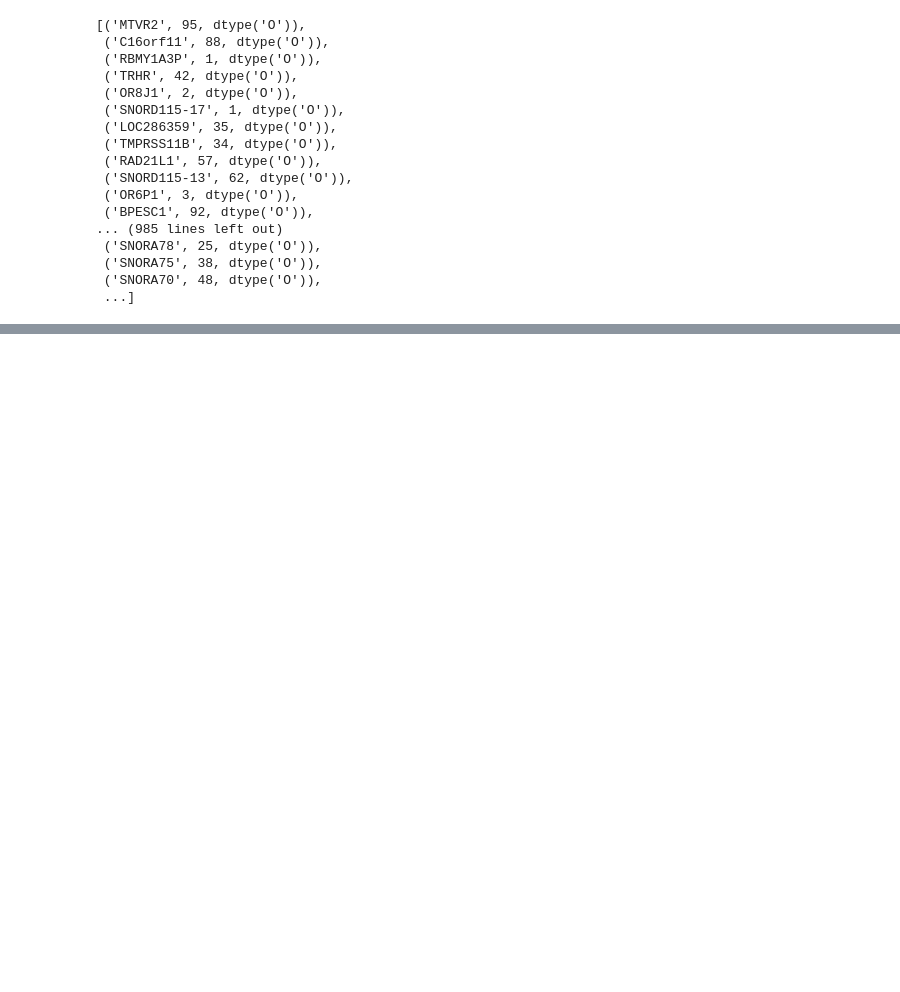
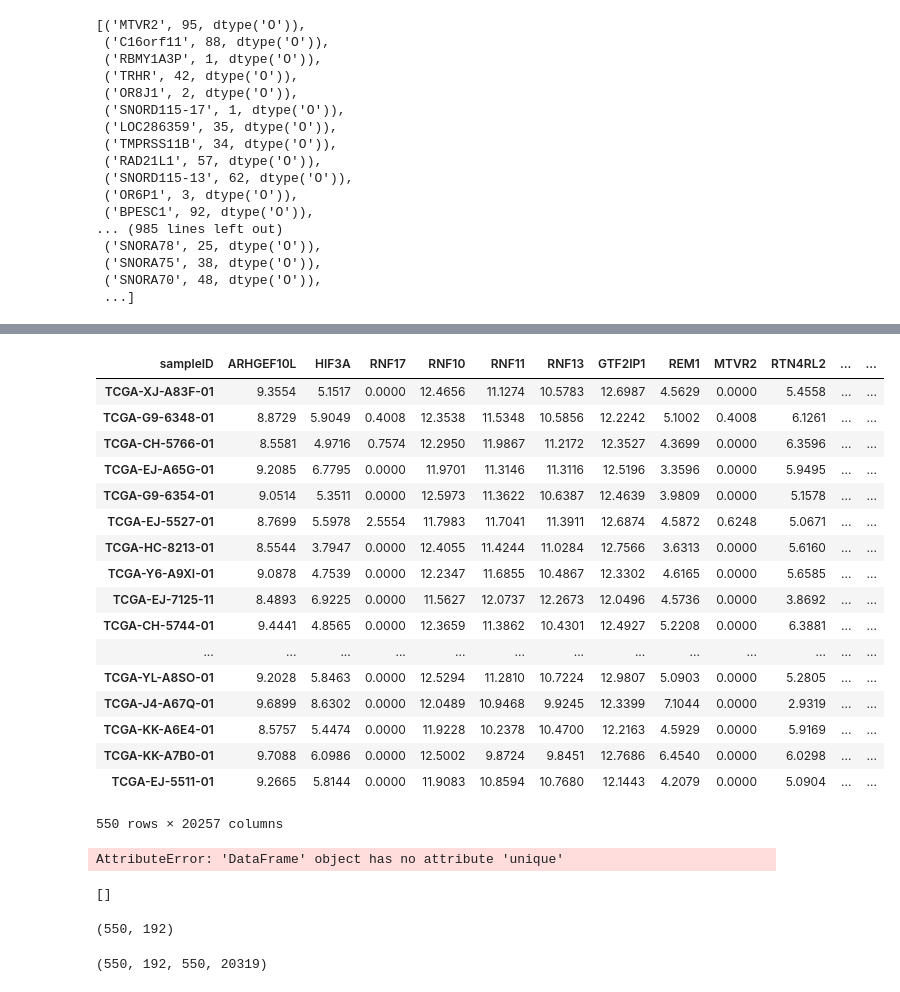
Before and after one commit to ma0c/data_mining_project, a Jupyter notebook: Genes.ipynb, the cells around one changed output, grey strips where cells are left out. Drawn from its saved outputs; the diff is of its cells as text; code cells hidden in the pictures; blank space fills up the shorter version.

Commit message:
finished clean data

```diff
--- a/Genes.ipynb
+++ b/Genes.ipynb
@@ -340,0 +426,2 @@ genes_transposed_with_types_3.to_csv("genes_cleaned_with_types.csv")
+# %%
+numeric_nan_count_ordered = only_numeric.isna().sum().sort_values(ascending=False)
@@ -340,0 +477,44 @@ genes_transposed_with_types_3.to_csv("genes_cleaned_with_types.csv")
+# %%
+mostly_empty_numeric_cols=numeric_nan_count_ordered[numeric_nan_count_ordered>=275].index.values
+# %%
+# Seems like there are no important columsn so bye
+only_numeric_with_info = only_numeric.drop(mostly_empty_numeric_cols, axis=1)
+# %%
+only_numeric_with_info
+# %% [output]
+| sampleID | ARHGEF10L | HIF3A | RNF17 | RNF10 | RNF11 | RNF13 | GTF2IP1 | REM1 | MTVR2 | RTN4RL2 | ... | ... |
+| TCGA-XJ-A83F-01 | 9.3554 | 5.1517 | 0.0000 | 12.4656 | 11.1274 | 10.5783 | 12.6987 | 4.5629 | 0.0000 | 5.4558 | ... | ... |
+| TCGA-G9-6348-01 | 8.8729 | 5.9049 | 0.4008 | 12.3538 | 11.5348 | 10.5856 | 12.2242 | 5.1002 | 0.4008 | 6.1261 | ... | ... |
+| TCGA-CH-5766-01 | 8.5581 | 4.9716 | 0.7574 | 12.2950 | 11.9867 | 11.2172 | 12.3527 | 4.3699 | 0.0000 | 6.3596 | ... | ... |
+| TCGA-EJ-A65G-01 | 9.2085 | 6.7795 | 0.0000 | 11.9701 | 11.3146 | 11.3116 | 12.5196 | 3.3596 | 0.0000 | 5.9495 | ... | ... |
+| TCGA-G9-6354-01 | 9.0514 | 5.3511 | 0.0000 | 12.5973 | 11.3622 | 10.6387 | 12.4639 | 3.9809 | 0.0000 | 5.1578 | ... | ... |
+| TCGA-EJ-5527-01 | 8.7699 | 5.5978 | 2.5554 | 11.7983 | 11.7041 | 11.3911 | 12.6874 | 4.5872 | 0.6248 | 5.0671 | ... | ... |
+| TCGA-HC-8213-01 | 8.5544 | 3.7947 | 0.0000 | 12.4055 | 11.4244 | 11.0284 | 12.7566 | 3.6313 | 0.0000 | 5.6160 | ... | ... |
+| TCGA-Y6-A9XI-01 | 9.0878 | 4.7539 | 0.0000 | 12.2347 | 11.6855 | 10.4867 | 12.3302 | 4.6165 | 0.0000 | 5.6585 | ... | ... |
+| TCGA-EJ-7125-11 | 8.4893 | 6.9225 | 0.0000 | 11.5627 | 12.0737 | 12.2673 | 12.0496 | 4.5736 | 0.0000 | 3.8692 | ... | ... |
+| TCGA-CH-5744-01 | 9.4441 | 4.8565 | 0.0000 | 12.3659 | 11.3862 | 10.4301 | 12.4927 | 5.2208 | 0.0000 | 6.3881 | ... | ... |
+| ... | ... | ... | ... | ... | ... | ... | ... | ... | ... | ... | ... | ... |
+| TCGA-YL-A8SO-01 | 9.2028 | 5.8463 | 0.0000 | 12.5294 | 11.2810 | 10.7224 | 12.9807 | 5.0903 | 0.0000 | 5.2805 | ... | ... |
+| TCGA-J4-A67Q-01 | 9.6899 | 8.6302 | 0.0000 | 12.0489 | 10.9468 | 9.9245 | 12.3399 | 7.1044 | 0.0000 | 2.9319 | ... | ... |
+| TCGA-KK-A6E4-01 | 8.5757 | 5.4474 | 0.0000 | 11.9228 | 10.2378 | 10.4700 | 12.2163 | 4.5929 | 0.0000 | 5.9169 | ... | ... |
+| TCGA-KK-A7B0-01 | 9.7088 | 6.0986 | 0.0000 | 12.5002 | 9.8724 | 9.8451 | 12.7686 | 6.4540 | 0.0000 | 6.0298 | ... | ... |
+| TCGA-EJ-5511-01 | 9.2665 | 5.8144 | 0.0000 | 11.9083 | 10.8594 | 10.7680 | 12.1443 | 4.2079 | 0.0000 | 5.0904 | ... | ... |
+550 rows × 20257 columns
+# %%
+only_numeric_with_info.unique()
+# %% [output]
+AttributeError: 'DataFrame' object has no attribute 'unique'
+# %%
+# Verify any categorical data
+cols = only_numeric_with_info.columns
+less_than_20_unique_values = list()
+for column in cols:
+    try:
+        size = only_numeric_with_info[column].unique().size
+        if size < 20:
+            less_than_100_unique_values.append((column, size, genes_transposed[column].dtype))
+    except AttributeError:
+        pass
+less_than_20_unique_values
+# %% [output]
+[]
@@ -340,0 +523,10 @@ genes_transposed_with_types_3.to_csv("genes_cleaned_with_types.csv")
+# %%
+only_categorical = genes_transposed_with_types_3.select_dtypes(include=["object"])
+
+only_categorical.shape
+# %% [output]
+(550, 192)
+# %%
+only_categorical.shape + only_numeric.shape
+# %% [output]
+(550, 192, 550, 20319)
```
Also changed, not shown: parts of 39 cells of this notebook, 1 other file.
